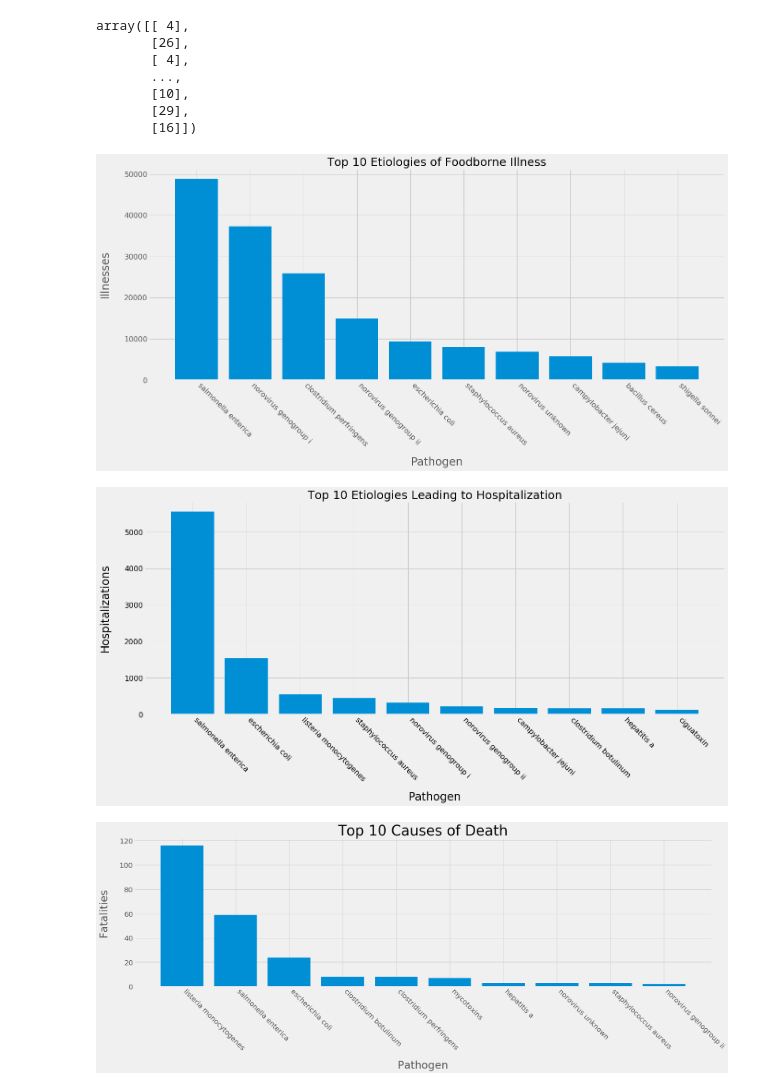
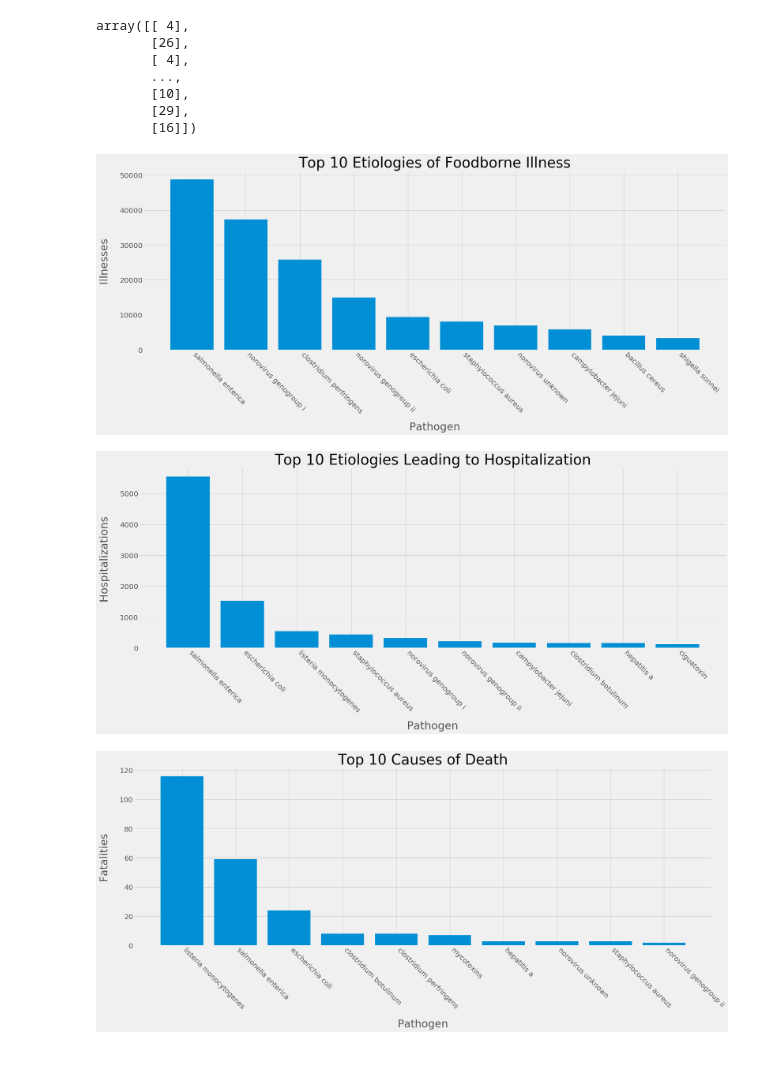
Before and after one commit to heathcliffs34/capstone_1, a Jupyter notebook: capstone1_severity.ipynb, the cells around one changed output. Drawn from its saved outputs; the diff is of its cells as text; code cells hidden in the pictures; blank space fills up the shorter version.

```diff
--- a/capstone1_severity.ipynb
+++ b/capstone1_severity.ipynb
@@ -120,39 +120,39 @@ top_fatalities = fatalities.sort_values(ascending=False)
 # %%
 top = top_illnesses
 
 plt.style.use('fivethirtyeight')
-fig,ax = plt.subplots(figsize=(20,11))
+fig,ax = plt.subplots(figsize=(26,12))
 ax.bar(top[:10].index,top[:10])
-ax.set_xlabel('Pathogen', labelpad = 20, fontsize=24)
-ax.set_ylabel('Illnesses', fontsize=24, labelpad = 30)
-ax.set_title('Top 10 Etiologies of Foodborne Illness', fontsize=25)
-plt.xticks(fontsize=16, rotation=-45, ha='left')
-plt.yticks(fontsize=16)
+ax.set_xlabel('Pathogen', labelpad = 20, fontsize=30)
+ax.set_ylabel('Illnesses', fontsize=30, labelpad = 30)
+ax.set_title('Top 10 Etiologies of Foodborne Illness', fontsize=40)
+plt.xticks(fontsize=20, rotation=-45, ha='left')
+plt.yticks(fontsize=20)
 plt.tight_layout
 plt.gcf().subplots_adjust(bottom=0.30)
 plt.savefig('figures/etiologies');
 # %% [output]
-[figure, old version]
+[figure, new version]
 # %%
 top = top_hospitalizations
 
-fig,ax = plt.subplots(figsize=(20,11))
+fig,ax = plt.subplots(figsize=(26,12))
 ax.bar(top[:10].index,top[:10])
-ax.set_xlabel('Pathogen', labelpad = 20, fontsize=24)
-ax.set_ylabel('Hospitalizations', fontsize=24, labelpad = 30)
-ax.set_title('Top 10 Etiologies Leading to Hospitalization', fontsize=25)
+ax.set_xlabel('Pathogen', labelpad = 20, fontsize=30)
+ax.set_ylabel('Hospitalizations', fontsize=30, labelpad = 30)
+ax.set_title('Top 10 Etiologies Leading to Hospitalization', fontsize=40)
 plt.style.use('fivethirtyeight')
-plt.xticks(fontsize=16, rotation=-45, ha='left')
-plt.yticks(fontsize=16)
+plt.xticks(fontsize=20, rotation=-45, ha='left')
+plt.yticks(fontsize=20)
 plt.tight_layout
 plt.gcf().subplots_adjust(bottom=0.30)
 plt.savefig('figures/hospitalizations');
 # %% [output]
-[figure, old version]
+[figure, new version]
 # %%
 top = top_fatalities
 
-fig,ax = plt.subplots(figsize=(26,10))
+fig,ax = plt.subplots(figsize=(26,12))
 
 ax.bar(top[:10].index,top[:10])
 ax.set_xlabel('Pathogen', labelpad = 25, fontsize=30)
@@ -166,7 +166,7 @@ plt.gcf().subplots_adjust(bottom=0.30)
 plt.tight_layout
 plt.savefig('figures/fatalities');
 # %% [output]
-[figure, old version]
+[figure, new version]
 # %%
 # fig,axs = plt.subplots(3,1, figsize=(20,20))
 
```
Also changed, not shown: parts of 5 cells of this notebook, 8 other files.
